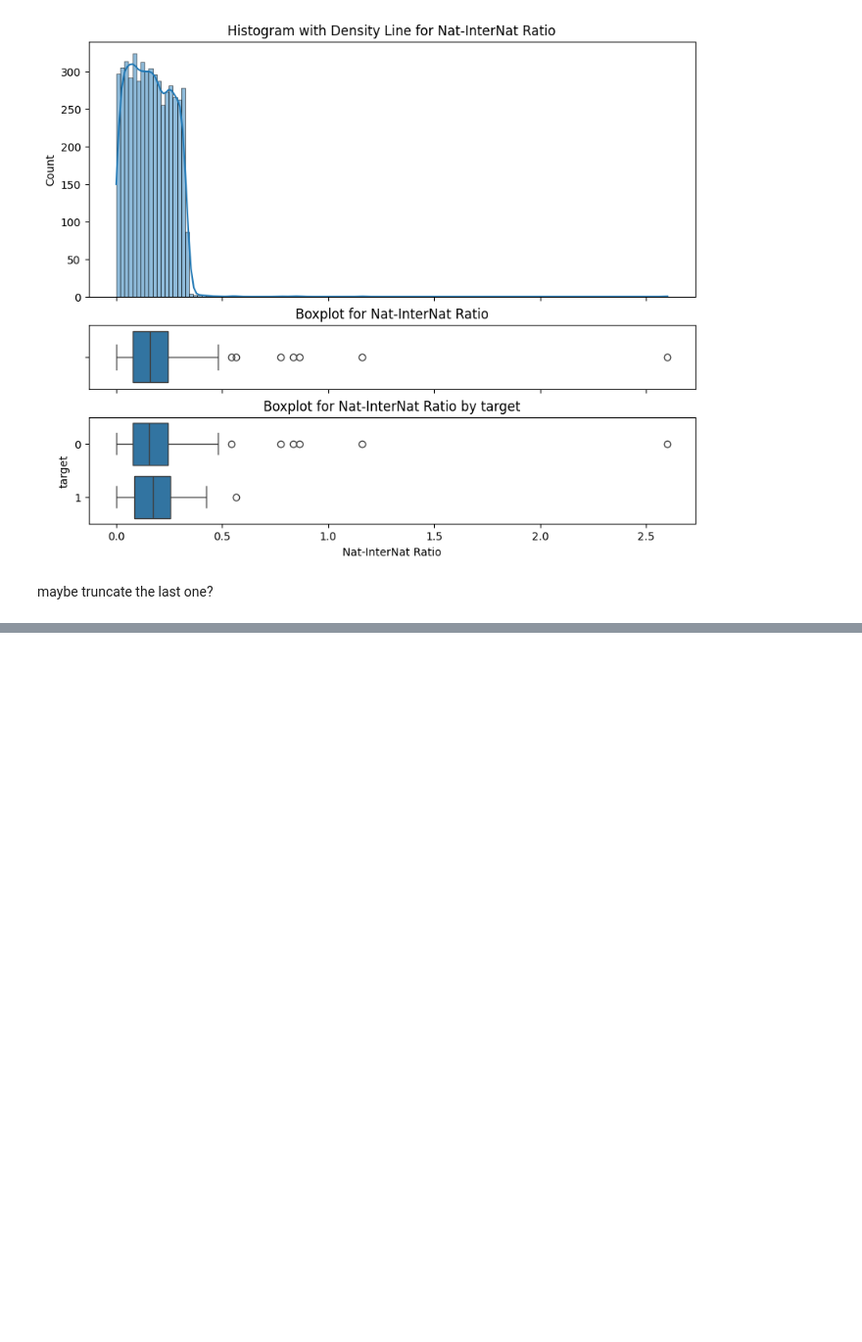
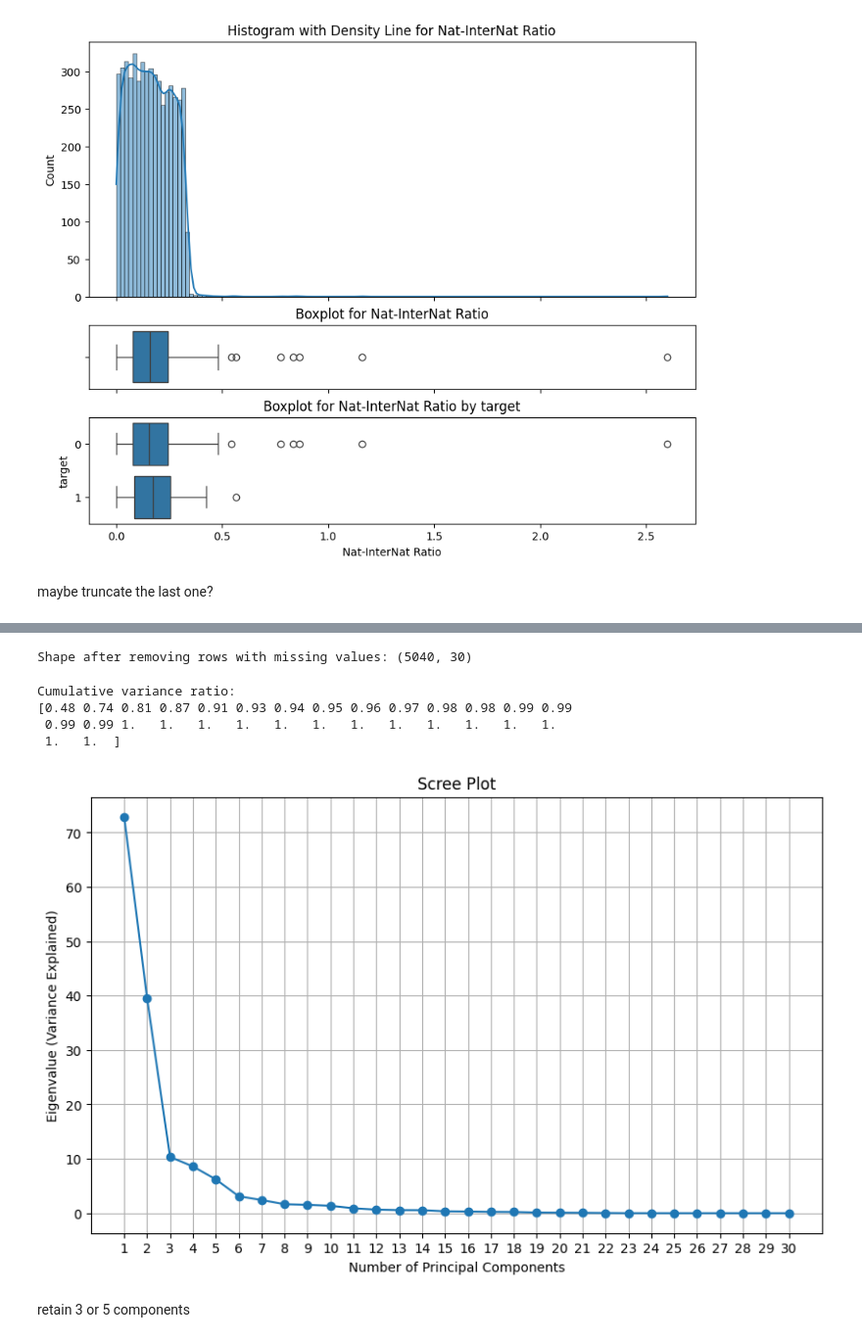
Before and after one commit to Yiannis7918/Advanced_Analytics_2024, a Jupyter notebook: Assignment_1/Scripts_Lennert/EDA.ipynb, the cells around one changed output, grey strips where cells are left out. Shown at 98% size. Cells and saved outputs as stored; diff of their text form; code cells hidden in the pictures; blank space fills up the shorter version.

```diff
--- a/Assignment_1/Scripts_Lennert/EDA.ipynb
+++ b/Assignment_1/Scripts_Lennert/EDA.ipynb
@@ -556,0 +690,62 @@ maybe truncate the last one?
+# %%
+# Remove rows with missing values
+X_train_scaled_df_cleaned = X_train_scaled_df.dropna()
+
+# Verify the shape of the cleaned DataFrame
+print("Shape after removing rows with missing values:", X_train_scaled_df_cleaned.shape)
+# %% [output]
+Shape after removing rows with missing values: (5040, 30)
+# %%
+import numpy as np
+from sklearn.decomposition import PCA
+from sklearn.preprocessing import RobustScaler
+from sklearn.pipeline import Pipeline
+
+# Define a custom robust estimator using RobustScaler
+robust_scaler = RobustScaler()
+
+# Create a pipeline with robust scaling and PCA
+rpca_pipeline = Pipeline([
+    ('robust_scaler', robust_scaler),
+    ('pca', PCA())
+])
+
+# Fit the pipeline to the data
+rpca_pipeline.fit(X_train_scaled_df_cleaned)
+
+# Extract the explained variance ratio
+explained_variance_ratio = rpca_pipeline.named_steps['pca'].explained_variance_ratio_
+
+# Calculate the cumulative variance ratio
+cumulative_variance_ratio = np.cumsum(explained_variance_ratio)
+
+# Display the cumulative variance ratio with two decimal places
+print("Cumulative variance ratio:")
+print(np.round(cumulative_variance_ratio, 2))
+# %% [output]
+Cumulative variance ratio:
+[0.48 0.74 0.81 0.87 0.91 0.93 0.94 0.95 0.96 0.97 0.98 0.98 0.99 0.99
+ 0.99 0.99 1.   1.   1.   1.   1.   1.   1.   1.   1.   1.   1.   1.
+ 1.   1.  ]
+# %%
+import matplotlib.pyplot as plt
+
+# Extract the explained variance
+explained_variance = rpca_pipeline.named_steps['pca'].explained_variance_
+
+# Number of principal components
+n_components = len(explained_variance)
+
+# Plot
+plt.figure(figsize=(10, 6))
+plt.plot(np.arange(1, n_components + 1), explained_variance, marker='o', linestyle='-')
+plt.title('Scree Plot')
+plt.xlabel('Number of Principal Components')
+plt.ylabel('Eigenvalue (Variance Explained)')
+plt.grid(True)
+plt.xticks(np.arange(1, n_components + 1))
+plt.show()
+# %% [output]
+[figure, added]
+# %% [markdown]
+retain 3 or 5 components
```
Also changed, not shown: parts of 13 cells of this notebook, 10 other files.
